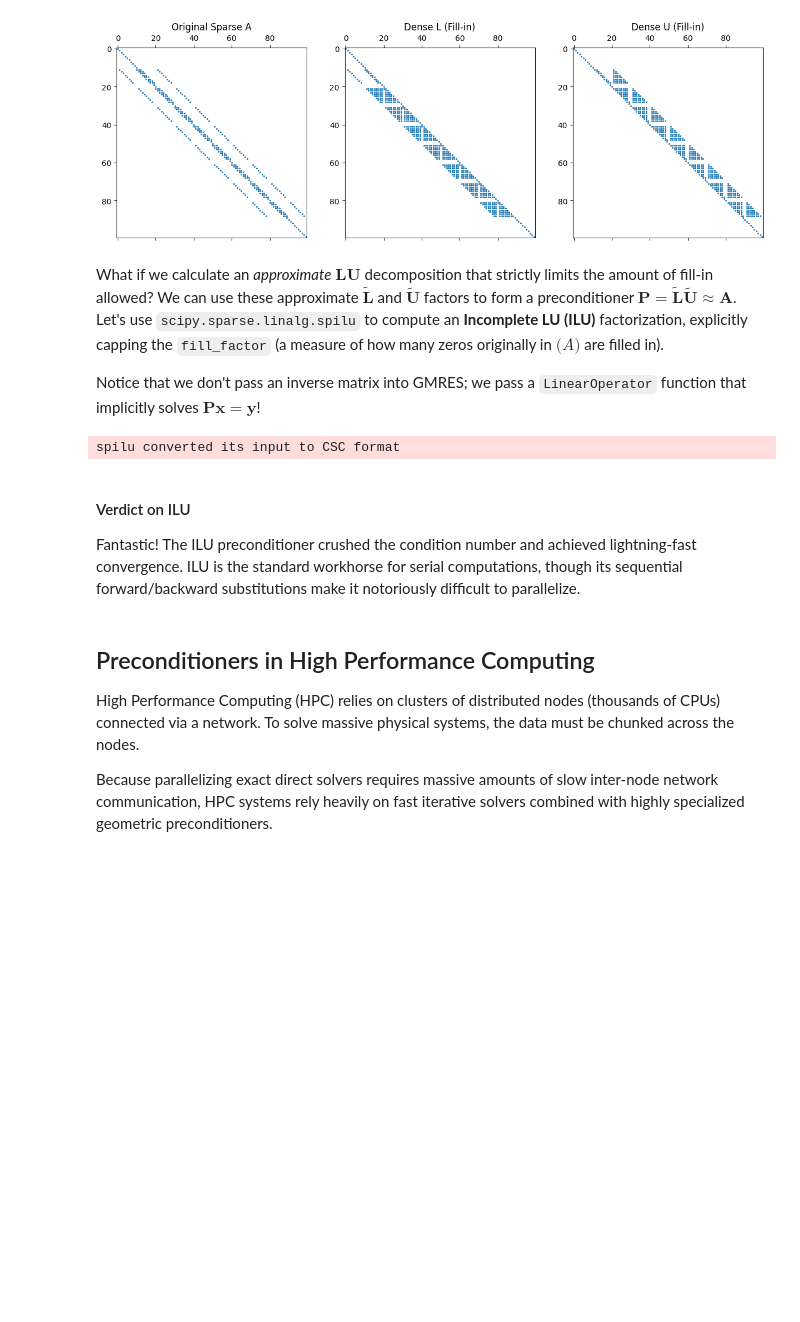
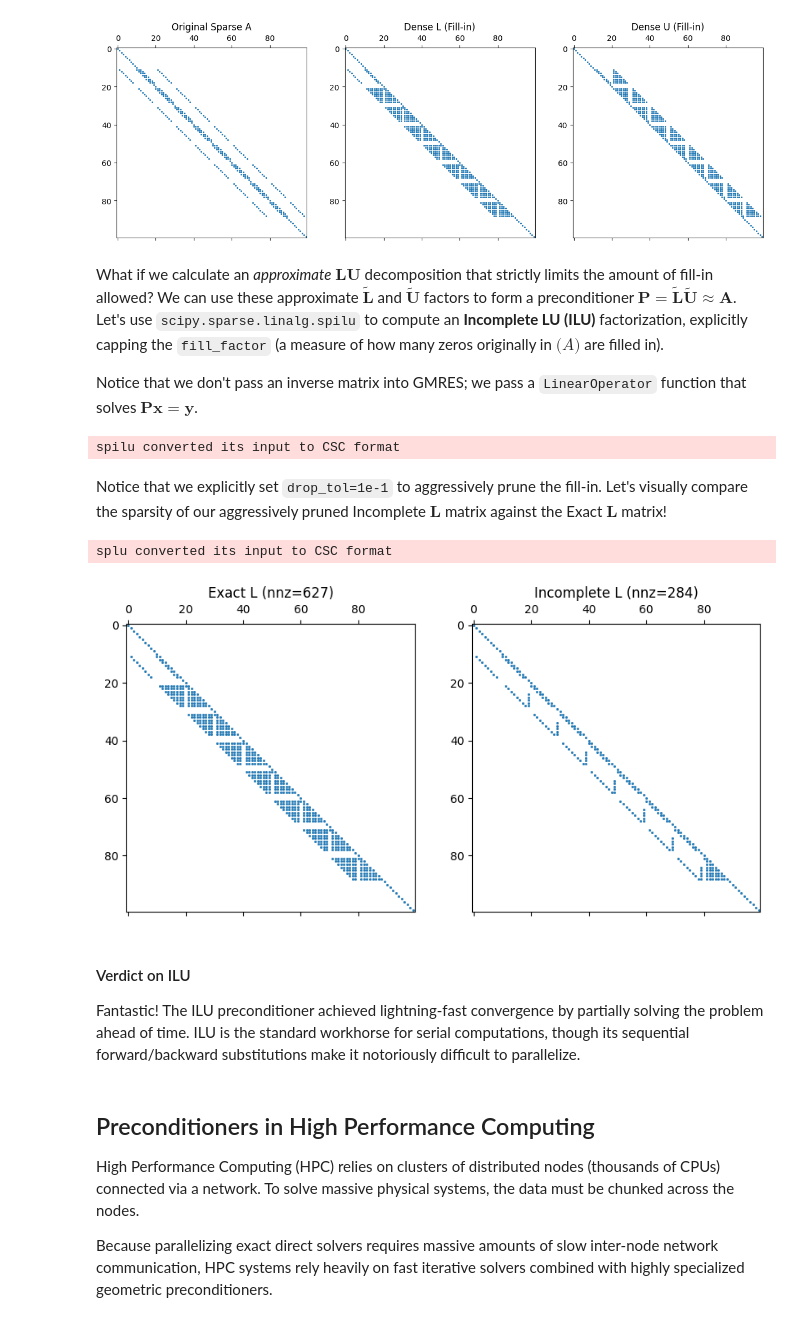
Before and after one commit to themintlab/ExecutableEngineering, a Jupyter notebook: chapters/linear_systems/iterative_methods/preconditioners.ipynb, the cells around one changed output. Cells and saved outputs as stored; diff of their text form; code cells hidden in the pictures; blank space fills up the shorter version.

Commit message:
feat: add preconditioners notebook for iterative methods

```diff
--- a/chapters/linear_systems/iterative_methods/preconditioners.ipynb
+++ b/chapters/linear_systems/iterative_methods/preconditioners.ipynb
@@ -129,9 +129,9 @@ splu converted its input to CSC format
 # %% [markdown]
 What if we calculate an *approximate* $\mathbf{L}\mathbf{U}$ decomposition that strictly limits the amount of fill-in allowed? We can use these approximate $\tilde{\mathbf{L}}$ and $\tilde{\mathbf{U}}$ factors to form a preconditioner $\mathbf{P}=\tilde{\mathbf{L}}\tilde{\mathbf{U}} \approx \mathbf{A}$. Let's use `scipy.sparse.linalg.spilu` to compute an **Incomplete LU (ILU)** factorization, explicitly capping the `fill_factor` (a measure of how many zeros originally in $\mathbf(A)$ are filled in).
 
-Notice that we don't pass an inverse matrix into GMRES; we pass a `LinearOperator` function that implicitly solves $\mathbf{P}\mathbf{x} = \mathbf{y}$!
+Notice that we don't pass an inverse matrix into GMRES; we pass a `LinearOperator` function that solves $\mathbf{P}\mathbf{x} = \mathbf{y}$.
 # %%
-ilu = spilu(A, fill_factor=1, drop_rule='dynamic')
+ilu = spilu(A, drop_tol=1e-1, permc_spec='NATURAL', diag_pivot_thresh=0)
 
 M = LinearOperator(matvec=ilu.solve, shape=(N**2, N**2), dtype=np.float64)
 
@@ -150,10 +150,26 @@ fig.update_layout(title='ILU Preconditioning', yaxis_type='log', xaxis_title='It
 fig.show()
 # %% [output]
 spilu converted its input to CSC format
+# %% [markdown]
+Notice that we explicitly set `drop_tol=1e-1` to aggressively prune the fill-in. Let's visually compare the sparsity of our aggressively pruned Incomplete $\mathbf{L}$ matrix against the Exact $\mathbf{L}$ matrix!
+# %%
+# Compare the sparsity of Exact LU vs our Incomplete LU
+lu_exact = splu(A, permc_spec='NATURAL', diag_pivot_thresh=0)
+
+fig, (ax1, ax2) = plt.subplots(1, 2, figsize=(10, 5))
+ax1.spy(lu_exact.L, markersize=1)
+ax1.set_title(f"Exact L (nnz={lu_exact.L.nnz})")
+
+ax2.spy(ilu.L, markersize=1)
+ax2.set_title(f"Incomplete L (nnz={ilu.L.nnz})")
+plt.show()
+# %% [output]
+splu converted its input to CSC format
+[figure, added]
 # %% [markdown]
 #### Verdict on ILU
 
-Fantastic! The ILU preconditioner crushed the condition number and achieved lightning-fast convergence. ILU is the standard workhorse for serial computations, though its sequential forward/backward substitutions make it notoriously difficult to parallelize.
+Fantastic! The ILU preconditioner achieved lightning-fast convergence by partially solving the problem ahead of time. ILU is the standard workhorse for serial computations, though its sequential forward/backward substitutions make it notoriously difficult to parallelize.
 # %% [markdown]
 ## Preconditioners in High Performance Computing
 
```
